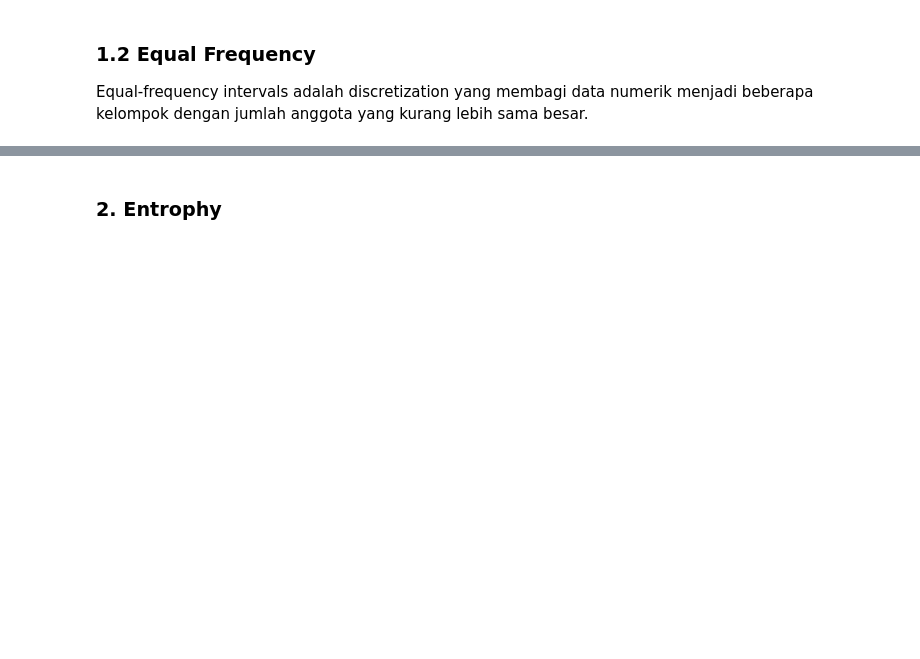
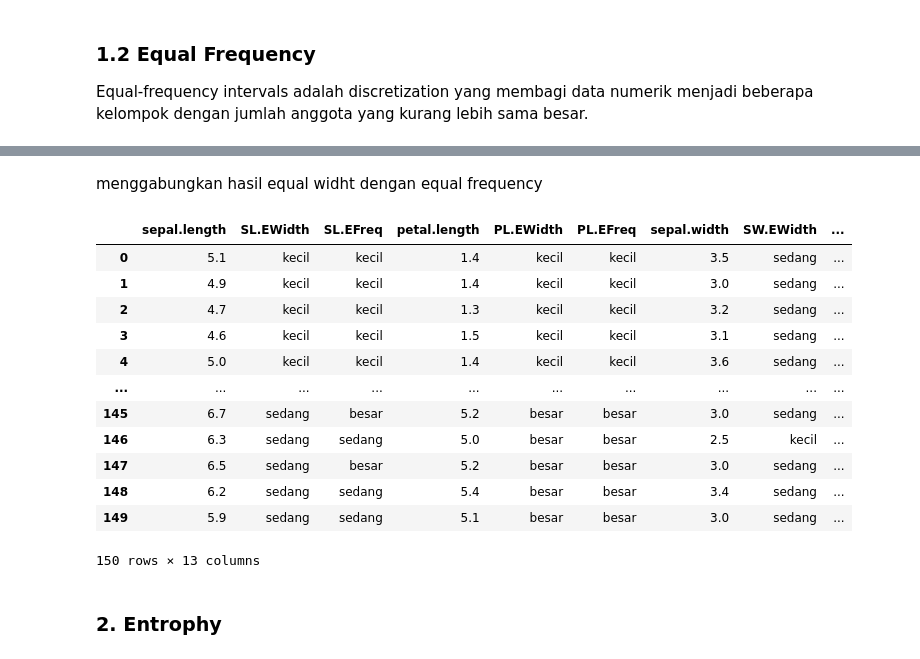
Before and after one commit to Fiqry-Wahyu-Diky/datamining, a Jupyter notebook: _sources/Tugas 2.ipynb, the cells around one changed output, grey strips where cells are left out. Drawn from its saved outputs; the diff is of its cells as text; code cells hidden in the pictures; blank space fills up the shorter version.

```diff
--- a/_sources/Tugas 2.ipynb
+++ b/_sources/Tugas 2.ipynb
@@ -152,3 +255,40 @@ Equal-frequency intervals adalah discretization yang membagi data numerik menjad
+# %% [markdown]
+menggabungkan hasil equal widht dengan equal frequency
+# %%
+combine = pd.DataFrame([])
+combine['sepal.length'] = dataset_iris["sepal.length"]
+combine['SL.EWidth'] = sepal_length_eqW["category"]
+combine['SL.EFreq'] = sepal_length_Freq["category"]
+
+combine['petal.length'] = dataset_iris["petal.length"]
+combine['PL.EWidth'] = petal_length_eqW["category"]
+combine['PL.EFreq'] = petal_length_Freq["category"]
+
+combine['sepal.width'] = dataset_iris["sepal.width"]
+combine['SW.EWidth'] = sepal_width_eqW["category"]
+combine['SW.EFreq'] = sepal_width_Freq["category"]
+
+combine['petal.width'] = dataset_iris["petal.width"]
+combine['PW.EWidth'] = petal_width_eqW["category"]
+combine['PW.EFreq'] = petal_width_Freq["category"]
+
+combine["variety"] = dataset_iris[["variety"]]
+
+combine
+# %% [output]
+|  | sepal.length | SL.EWidth | SL.EFreq | petal.length | PL.EWidth | PL.EFreq | sepal.width | SW.EWidth | ... |
+| 0 | 5.1 | kecil | kecil | 1.4 | kecil | kecil | 3.5 | sedang | ... |
+| 1 | 4.9 | kecil | kecil | 1.4 | kecil | kecil | 3.0 | sedang | ... |
+| 2 | 4.7 | kecil | kecil | 1.3 | kecil | kecil | 3.2 | sedang | ... |
+| 3 | 4.6 | kecil | kecil | 1.5 | kecil | kecil | 3.1 | sedang | ... |
+| 4 | 5.0 | kecil | kecil | 1.4 | kecil | kecil | 3.6 | sedang | ... |
+| ... | ... | ... | ... | ... | ... | ... | ... | ... | ... |
+| 145 | 6.7 | sedang | besar | 5.2 | besar | besar | 3.0 | sedang | ... |
+| 146 | 6.3 | sedang | sedang | 5.0 | besar | besar | 2.5 | kecil | ... |
+| 147 | 6.5 | sedang | besar | 5.2 | besar | besar | 3.0 | sedang | ... |
+| 148 | 6.2 | sedang | sedang | 5.4 | besar | besar | 3.4 | sedang | ... |
+| 149 | 5.9 | sedang | sedang | 5.1 | besar | besar | 3.0 | sedang | ... |
+150 rows × 13 columns
 # %% [markdown]
 ### **2. Entrophy**
 # %% [markdown]
```
Also changed, not shown: parts of 14 cells of this notebook, 2 other files.
